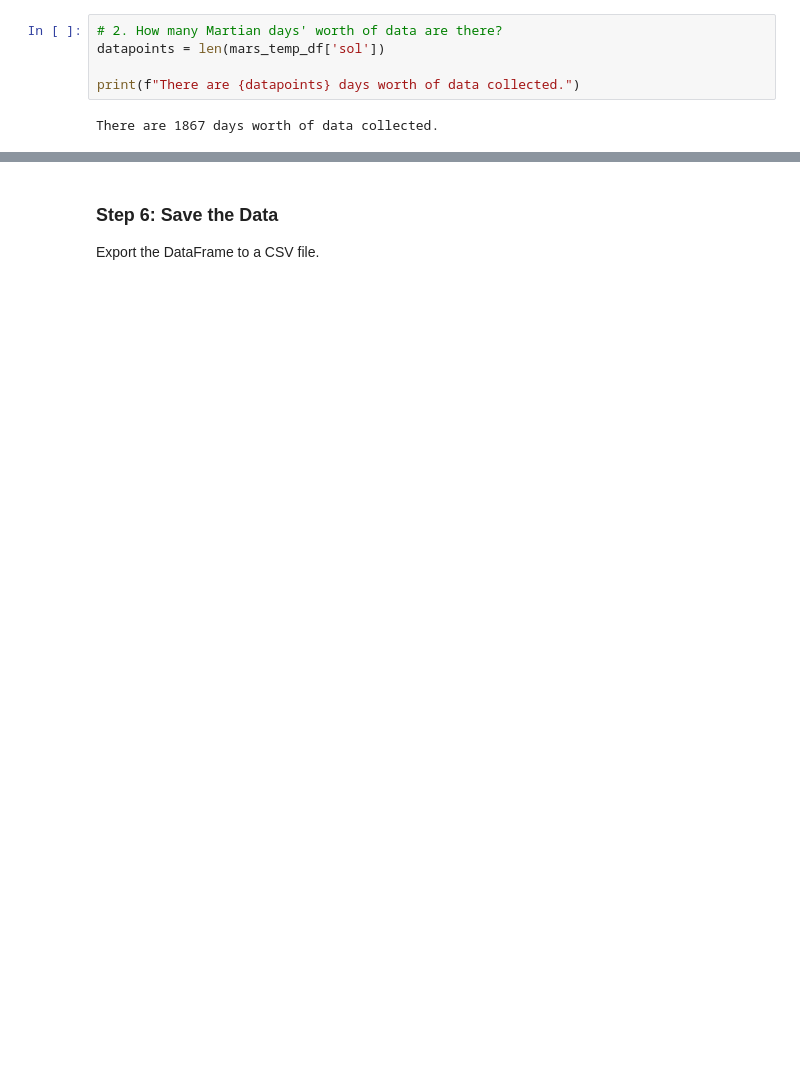
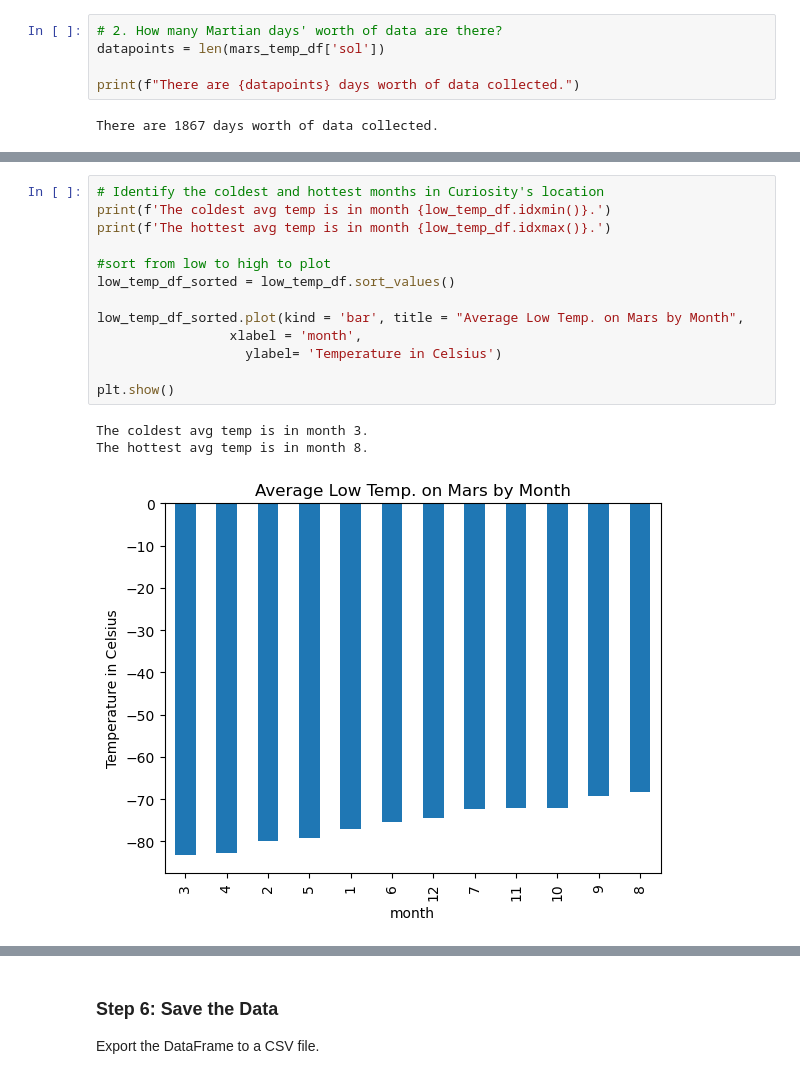
Before and after one commit to annabitzer/web_scraping_challenge, a Jupyter notebook: challenge_files/part_2_mars_weather.ipynb, the cells around one changed output, grey strips where cells are left out. Drawn from its saved outputs; the diff is of its cells as text; blank space fills up the shorter version.

```diff
--- a/challenge_files/part_2_mars_weather.ipynb
+++ b/challenge_files/part_2_mars_weather.ipynb
@@ -171,2 +191,19 @@ Name: min_temp, dtype: float64
+# %%
+# Identify the coldest and hottest months in Curiosity's location
+print(f'The coldest avg temp is in month {low_temp_df.idxmin()}.')
+print(f'The hottest avg temp is in month {low_temp_df.idxmax()}.')
+
+#sort from low to high to plot
+low_temp_df_sorted = low_temp_df.sort_values()
+
+low_temp_df_sorted.plot(kind = 'bar', title = "Average Low Temp. on Mars by Month",
+                 xlabel = 'month',
+                   ylabel= 'Temperature in Celsius')
+
+plt.show()
+# %% [output]
+The coldest avg temp is in month 3.
+The hottest avg temp is in month 8.
+[figure, added]
 # %%
 # 4. Average pressure by Martian month
```
Also changed, not shown: parts of 14 cells of this notebook, 1 other file.
